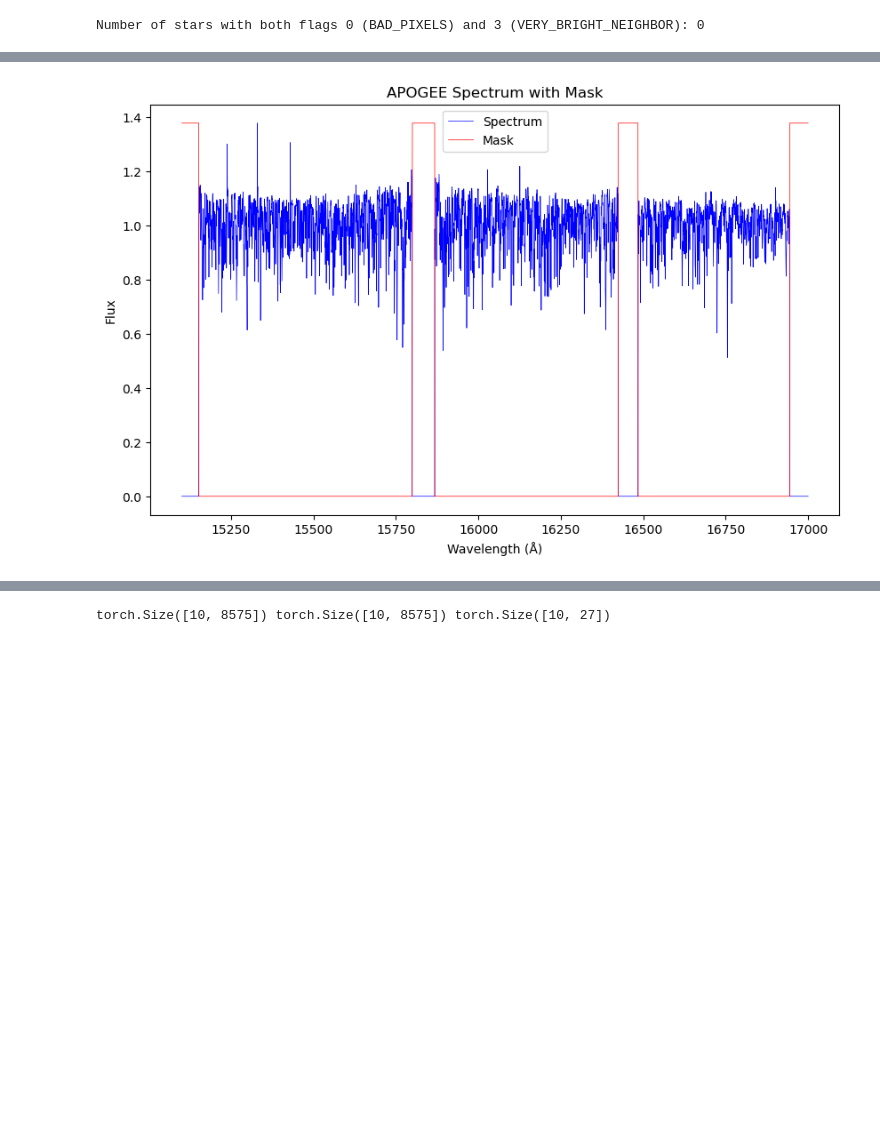
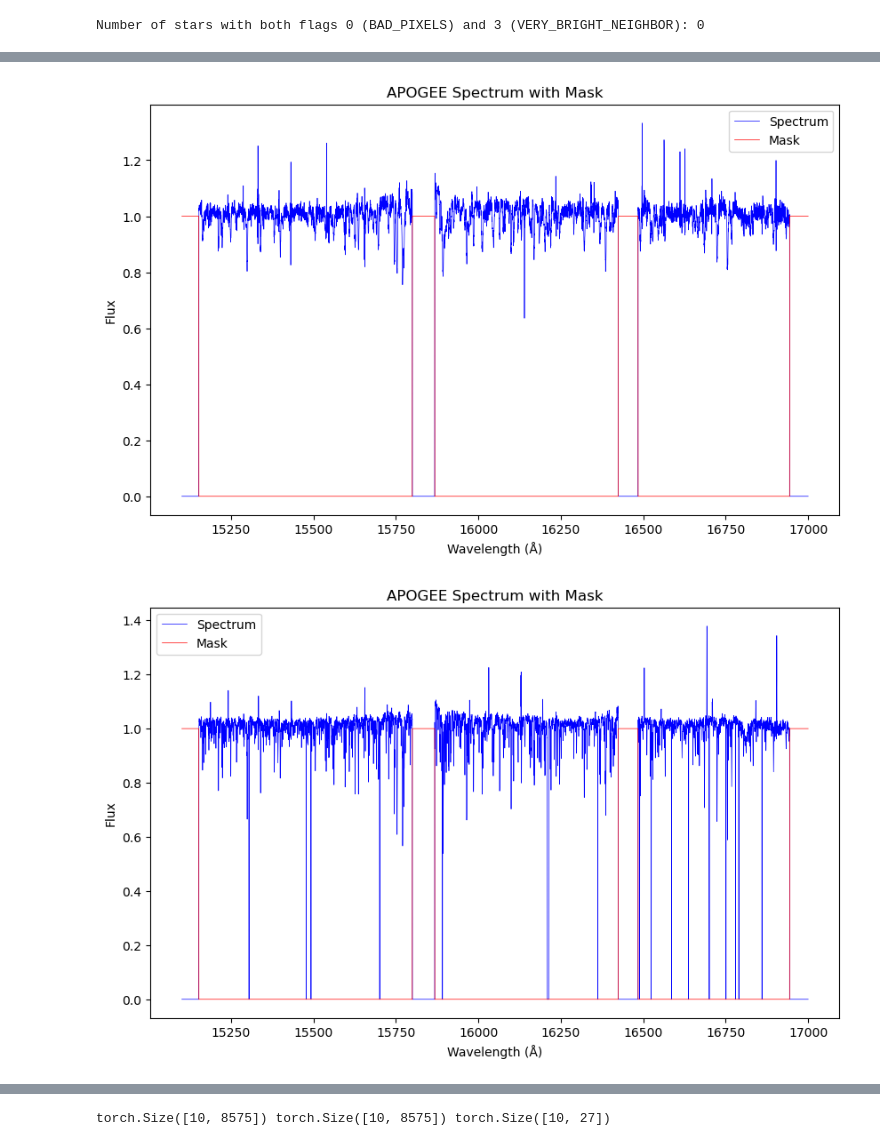
Before and after one commit to amirabezine/DeepSpectra, a Jupyter notebook: apogee.ipynb, the cells around one changed output, grey strips where cells are left out. Drawn from its saved outputs; the diff is of its cells as text; code cells hidden in the pictures; blank space fills up the shorter version.

Commit message:
first generator GLO)

```diff
--- a/apogee.ipynb
+++ b/apogee.ipynb
@@ -75,6 +75,9 @@ class APOGEEDataset(Dataset):
             dec = hdul[4].data['DEC'][0]
 
             starflag = hdul[4].data['STARFLAG'][0]
+            variation = hdul[2].data.astype(np.float32)
+
+            wavelength_var = self.calculate_wavelength(header, variation).astype(np.float32)
 
             for bit in flag_descriptions.keys():
                 if starflag & (1 << bit):  # Check if the bit is set
@@ -93,12 +96,14 @@ class APOGEEDataset(Dataset):
 
             # Ensure the arrays are in the native byte order
             flux = ensure_native_byteorder(flux)
+            variation = ensure_native_byteorder(variation)
             wavelength = ensure_native_byteorder(wavelength)
             abundances = ensure_native_byteorder(abundances)
             self.abundances.append(abundances)
 
             # Convert to torch tensors
             flux = torch.from_numpy(flux)
+            variation = torch.from_numpy(variation)
             wavelength = torch.from_numpy(wavelength)
             abundances = torch.from_numpy(abundances)
             flux_mask = self.create_mask(flux.numpy())
@@ -115,7 +120,9 @@ class APOGEEDataset(Dataset):
                    'ra': ra,
                    'dec': dec,
                    'flux_mask': flux_mask,
-                   'starflag':starflag}
+                   'starflag':starflag,
+                   'variation' : variation,
+                   'wavelength_var': wavelength_var}
 
 
     def calculate_wavelength(self,header, flux):
@@ -128,6 +135,7 @@ class APOGEEDataset(Dataset):
         n_pixels = len(flux)
         index = np.arange(n_pixels)
         return 10 ** (crval + (index - (crpix - 1)) * cdelt)
+
 
     def get_snr(self, hdul):
         try:
@@ -146,7 +154,7 @@ class APOGEEDataset(Dataset):
         """
         return np.where(flux == 0, 1, 0)
 # %%
-directory = '../../projects/k-pop/spectra/apogee/dr17'
+directory = '../../../projects/k-pop/spectra/apogee/dr17'
 dataset = APOGEEDataset(directory, max_files=100)
 dataloader = DataLoader(dataset, batch_size=10, shuffle=True)
 
@@ -207,0 +216,6 @@ for data in dataloader:
+# %%
+for data in dataloader:
+    wavelengths, fluxes = data['wavelength_var'], data['variation']
+    plot_spectrum(wavelengths[0], fluxes[0])  # Plot the first spectrum in the batch
+
+    break
@@ -252,7 +268,7 @@ def plot_spectrum_with_mask(wavelength, flux, mask):
     # Convert PyTorch tensors to numpy arrays for plotting
     wavelength = wavelength.numpy()
     flux = flux.numpy()
-    mask = mask.numpy() * flux.max()  # Scale mask for visibility on the flux plot
+    mask = mask.numpy()
 
     plt.figure(figsize=(10, 6))
     plt.plot(wavelength, flux, label='Spectrum', color='blue', linestyle='-', linewidth=0.5)
@@ -265,8 +281,11 @@ def plot_spectrum_with_mask(wavelength, flux, mask):
 # %%
 for data in dataloader:
     wavelengths, fluxes, masks = data['wavelength'], data['flux'], data['flux_mask']
     plot_spectrum_with_mask(wavelengths[0], fluxes[0], masks[0])  # Plot the first spectrum and mask in the batch
+    plot_spectrum_with_mask(wavelengths[1], fluxes[1], masks[1])  # Plot the first spectrum and mask in the batch
+    plot_spectrum_with_mask(wavelengths[2], fluxes[2], masks[2])  # Plot the first spectrum and mask in the batch
 
     break
 # %% [output]
-[figure, old version]
+[figure, new version]
+[figure, added]
```
Also changed, not shown: parts of 13 cells of this notebook, 4 other files.
